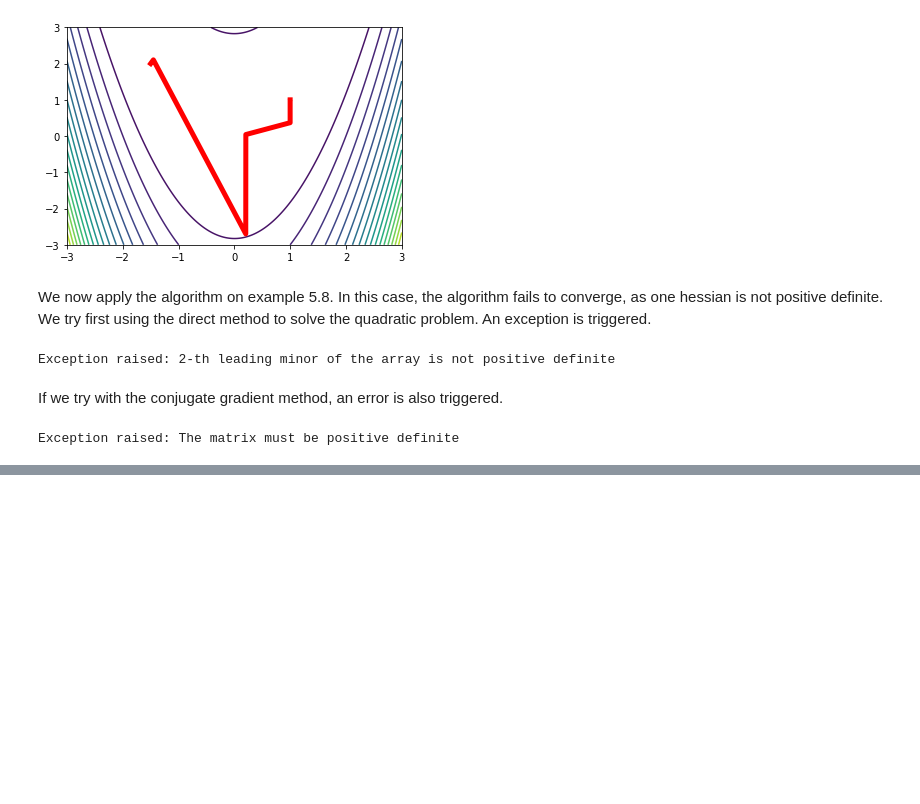
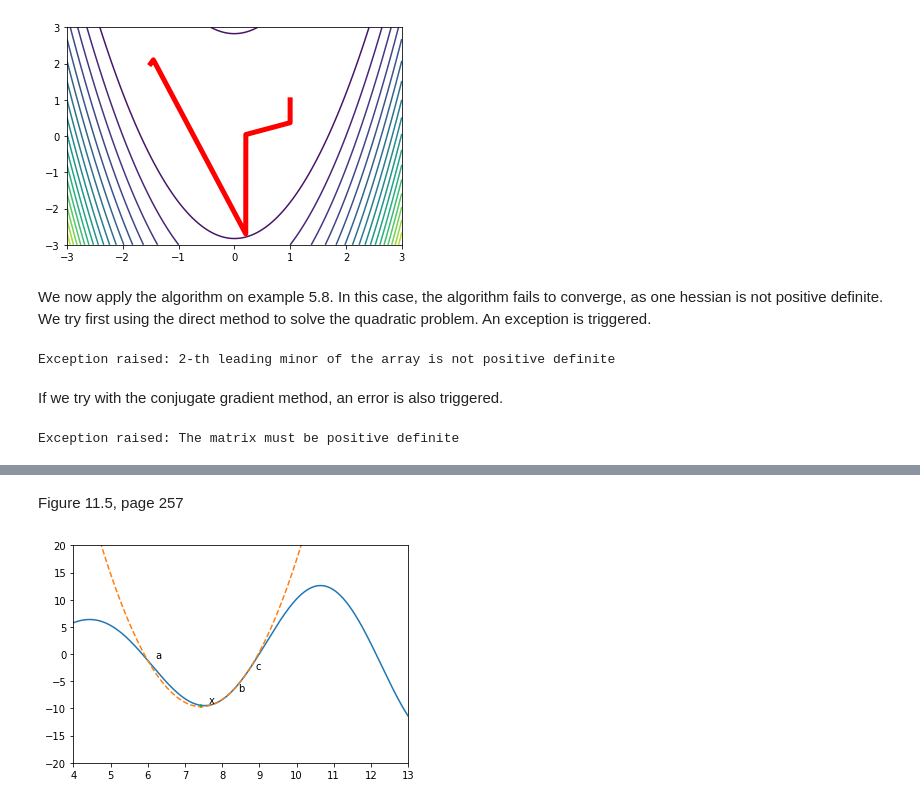
Before and after one commit to michelbierlaire/optimization-book, a Jupyter notebook: notebooks/unconstrained.ipynb, the cells around one changed output, grey strips where cells are left out. Saved outputs shown, nothing was run; the diff lists cells and outputs as text; code cells hidden in the pictures; blank space fills up the shorter version.

```diff
--- a/notebooks/unconstrained.ipynb
+++ b/notebooks/unconstrained.ipynb
@@ -267,0 +370,6 @@ Exception raised: The matrix must be positive definite
+# %% [markdown]
+Figure 11.5, page 257
+# %%
+plotIteration(3, xlow=4)
+# %% [output]
+[figure, added]
```
Also changed, not shown: parts of 19 cells of this notebook.
